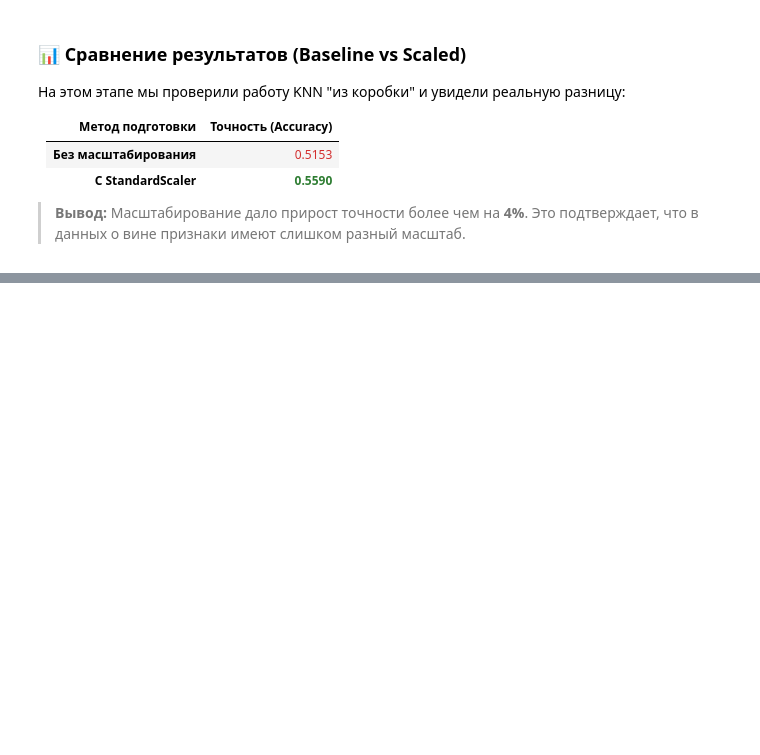
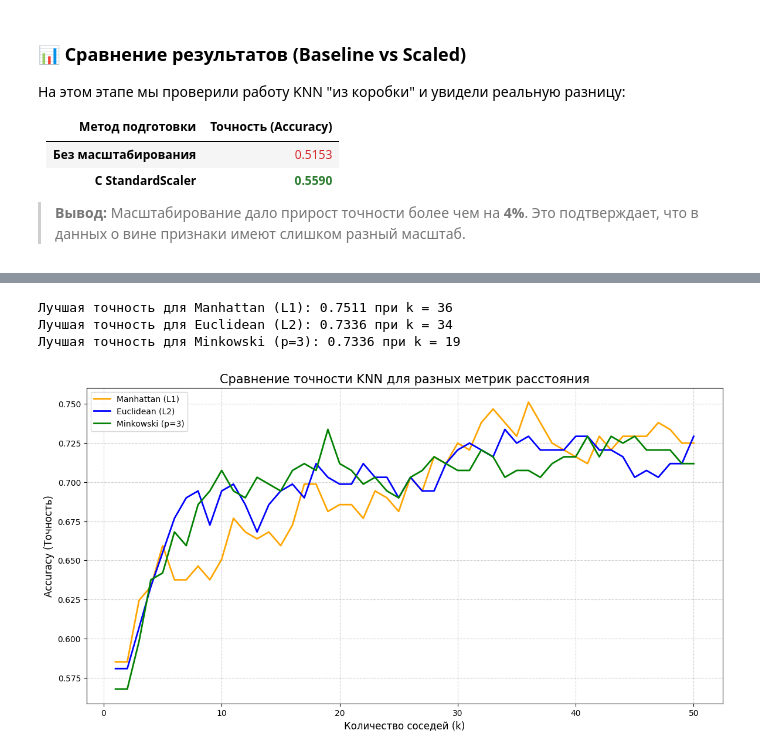
Before and after one commit to maria11-lab/Ml_course_homework, a Jupyter notebook: hw03_.ipynb, the cells around one changed output, grey strips where cells are left out. Drawn from its saved outputs; the diff is of its cells as text; code cells hidden in the pictures; blank space fills up the shorter version.

```diff
--- a/hw03_.ipynb
+++ b/hw03_.ipynb
@@ -107,0 +192,46 @@ print(f"Точность С масштабированием: {acc_scaled:.4f}")
+# %%
+import matplotlib.pyplot as plt
+from sklearn.neighbors import KNeighborsClassifier
+from sklearn.metrics import accuracy_score
+
+
+k_range = range(1, 51)
+metrics = [
+    ('manhattan', 'orange', 'Manhattan (L1)'),
+    ('euclidean', 'blue', 'Euclidean (L2)'),
+    ('minkowski', 'green', 'Minkowski (p=3)')
+]
+
+plt.figure(figsize=(14, 7))
+
+
+for metric_name, color, label in metrics:
+    scores = []
+    for k in k_range:
+
+        p_val = 3 if metric_name == 'minkowski' else 2
+
+        knn = KNeighborsClassifier(n_neighbors=k, weights='distance', metric=metric_name, p=p_val)
+        knn.fit(X_train_scaled, y_train)
+
+        preds = knn.predict(X_test_scaled)
+        scores.append(accuracy_score(y_test, preds))
+
+
+    plt.plot(k_range, scores, color=color, label=label, linewidth=2)
+
+    max_acc = max(scores)
+    best_k = k_range[np.argmax(scores)]
+    print(f"Лучшая точность для {label}: {max_acc:.4f} при k = {best_k}")
+
+plt.title('Сравнение точности KNN для разных метрик расстояния', fontsize=15)
+plt.xlabel('Количество соседей (k)', fontsize=12)
+plt.ylabel('Accuracy (Точность)', fontsize=12)
+plt.legend()
+plt.grid(True, linestyle='--', alpha=0.6)
+plt.show()
+# %% [output]
+Лучшая точность для Manhattan (L1): 0.7511 при k = 36
+Лучшая точность для Euclidean (L2): 0.7336 при k = 34
+Лучшая точность для Minkowski (p=3): 0.7336 при k = 19
+[figure, added]
```
Also changed, not shown: parts of 12 cells of this notebook.
